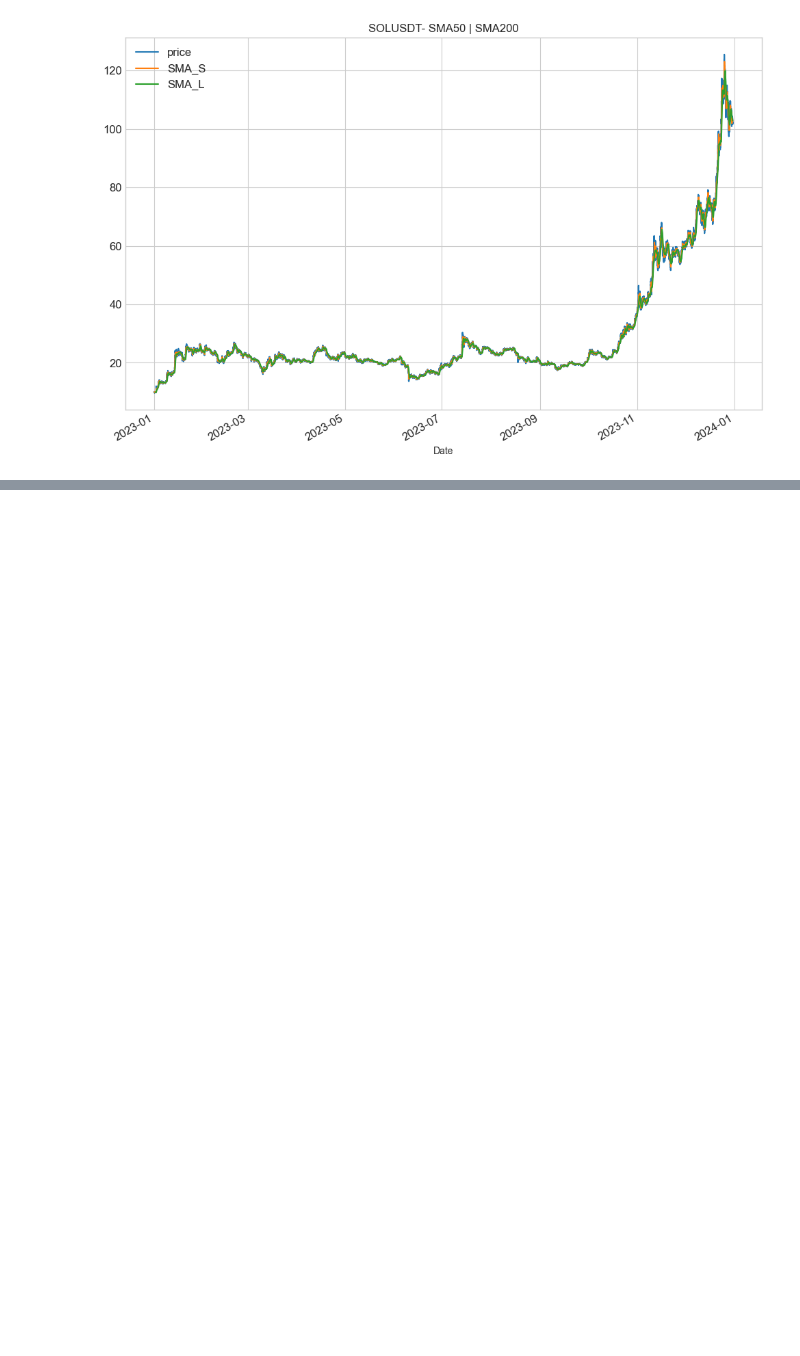
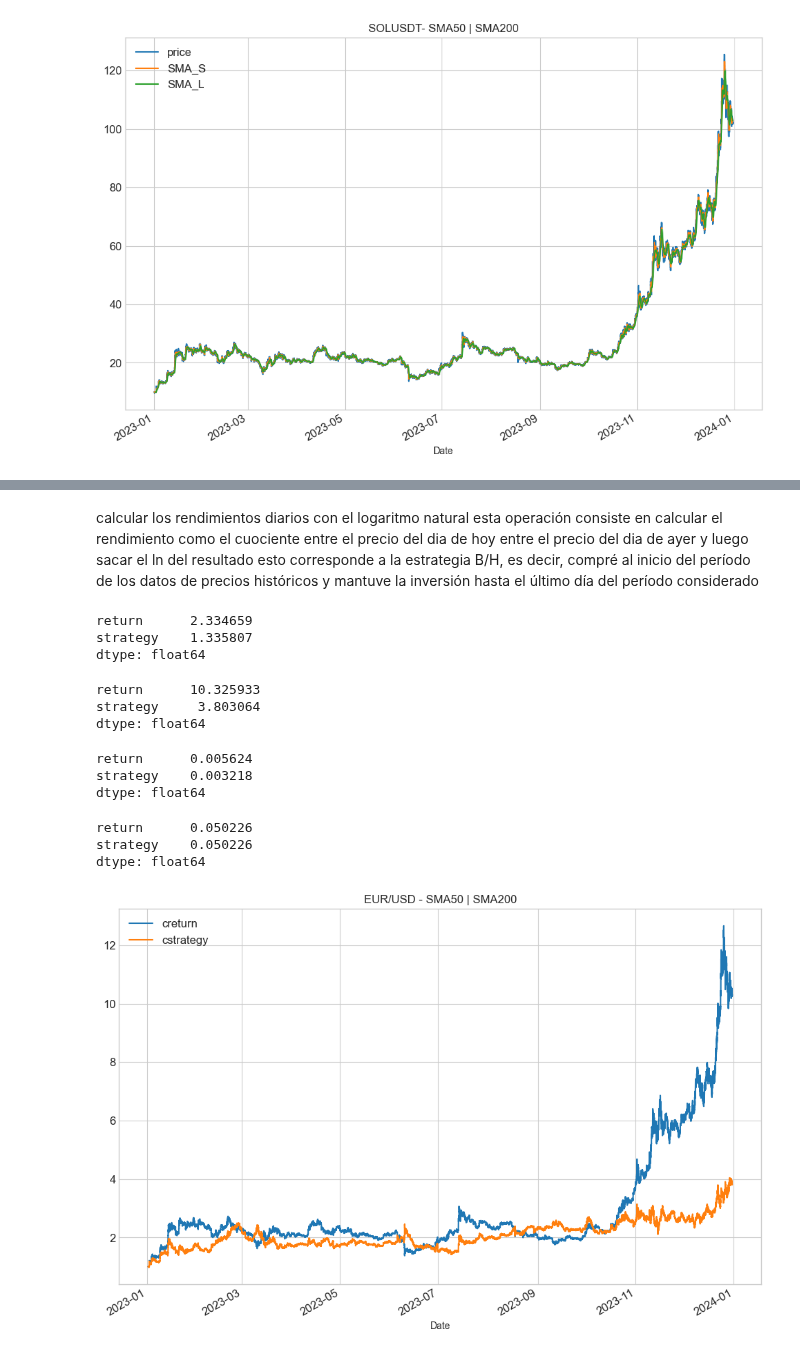
Before and after one commit to mario812/algo-trading-env, a Jupyter notebook: cruce_sma_1.ipynb, the cells around one changed output, grey strips where cells are left out. Saved outputs shown, nothing was run; the diff lists cells and outputs as text; code cells hidden in the pictures; blank space fills up the shorter version.

```diff
--- a/cruce_sma_1.ipynb
+++ b/cruce_sma_1.ipynb
@@ -36,0 +121,54 @@ plt.show()
+# %% [markdown]
+calcular los rendimientos diarios con el logaritmo natural
+esta operación consiste en calcular el rendimiento como el
+cuociente entre el precio del dia de hoy entre el precio
+del dia de ayer y luego sacar el ln del resultado
+esto corresponde a la estrategia B/H, es decir, compré
+al inicio del período de los datos de precios históricos
+y mantuve la inversión hasta el último día del período
+considerado
+# %%
+
+
+data["return"] = np.log(data.price.div(data.price.shift(1)))
+
+
+# a continuación se calculan los rendimientos de esta estrategia
+# de cruce de medias móviles mediante el producto de la posición
+# del día anterior por el rendimiento del día actual
+data["strategy"] = data.position.shift(1) * data["return"]
+
+data.dropna(inplace=True)
+# %%
+data[["return", "strategy"]].sum() #realización absoluta
+# %% [output]
+return      2.334659
+strategy    1.335807
+dtype: float64
+# %%
+data[["return", "strategy"]].sum().apply(np.exp)
+# %% [output]
+return      10.325933
+strategy     3.803064
+dtype: float64
+# %%
+data[["return", "strategy"]].mean() * 252 # realización anualizada
+# %% [output]
+return      0.005624
+strategy    0.003218
+dtype: float64
+# %%
+data[["return", "strategy"]].std() * np.sqrt(252) # riesgo anualizado
+# %% [output]
+return      0.050226
+strategy    0.050226
+dtype: float64
+# %%
+data["creturn"] = data["return"].cumsum().apply(np.exp)
+data["cstrategy"] = data["strategy"].cumsum().apply(np.exp)
+# %%
+data[["creturn", "cstrategy"]].plot(figsize = (12, 8), title = "EUR/USD - SMA{} | SMA{}".format(50, 200), fontsize = 12)
+plt.legend(fontsize = 12)
+plt.show()
+# %% [output]
+[figure, added]
```
Also changed, not shown: parts of 8 cells of this notebook.
